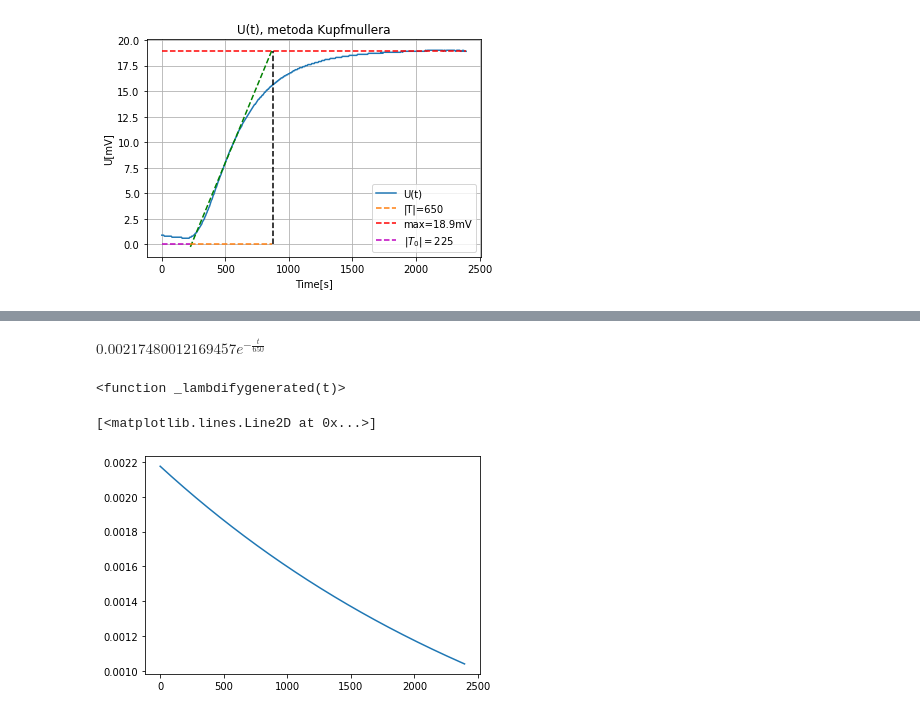
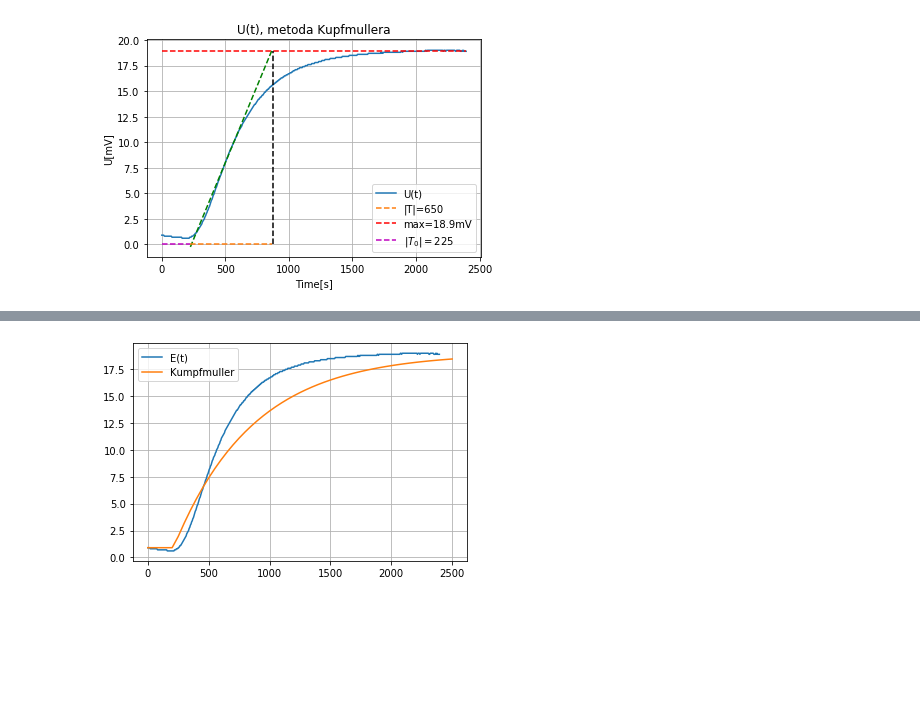
Before and after one commit to John15321/UOA, a Jupyter notebook: CW1/oesu.ipynb, the cells around one changed output, grey strips where cells are left out. Cells and saved outputs as stored; diff of their text form; code cells hidden in the pictures; blank space fills up the shorter version.

```diff
--- a/CW1/oesu.ipynb
+++ b/CW1/oesu.ipynb
@@ -97,10 +80,0 @@ $\displaystyle 0.00217480012169457 e^{- \frac{t}{650}} \theta\left(t - 225.0\rig
-# %%
-yt = senpai.inverse_laplace_transform(Ks.replace(e, np.e), s, t).replace(Heaviside(t-225), 1)
-yt
-# %% [output]
-$\displaystyle 0.00217480012169457 e^{- \frac{t}{650}}$
-# %%
-y = senpai.lambdify(t, yt, modules=['numpy'])
-y
-# %% [output]
-<function _lambdifygenerated(t)>
@@ -111,5 +81,11 @@ for each in range(0, len(x)):
-# %%
-plt.plot(x, y_kumpf)
-# %% [output]
-[<matplotlib.lines.Line2D at 0x...>]
-[figure, removed]
+# %%
+y_kumpf = [0.900000000000000, 0.900000000000000, 0.900000000000000, 0.900000000000000, 0.900000000000000, 1.94720578566732, 3.20980077528868, 4.37891277978862, 5.46146331285844, 6.46386141683736, 7.39204160627498, 8.25149900213871, 9.04732186467191, 9.78422171750761, 10.4665612413820, 11.0983801025875, 11.6834188690778, 12.2251411558158, 12.7267541304724, 13.1912275008759, 13.6213110966235, 14.0195511489445, 14.3883053651963, 14.7297568872391, 15.0459272163283, 15.3386881810426, 15.6097730191023, 15.8607866386863, 16.0932151199973, 16.3084345133278, 16.5077189857138, 16.6922483644077, 16.8631151218298, 17.0213308433511, 17.1678322161997, 17.3034865749456, 17.4290970363971, 17.5454072543061, 17.6531058220346, 17.7528303492455, 17.8451712367540, 17.9306751718873, 18.0098483650475, 18.0831595466371, 18.1510427420917, 18.2138998414483, 18.2721029786616, 18.3259967347553, 18.3759001778503, 18.4221087521500, 18.4648960270628]
+x_kumpf = np.arange(0, 2550, 50)
+# %%
+plt.plot(x, mV, label="E(t)")
+plt.plot(x_kumpf, y_kumpf, label="Kumpfmuller")
+plt.grid(True)
+plt.legend()
+plt.show()
+# %% [output]
+[figure, added]
```
Also changed, not shown: parts of 4 cells of this notebook, 4 other files.
